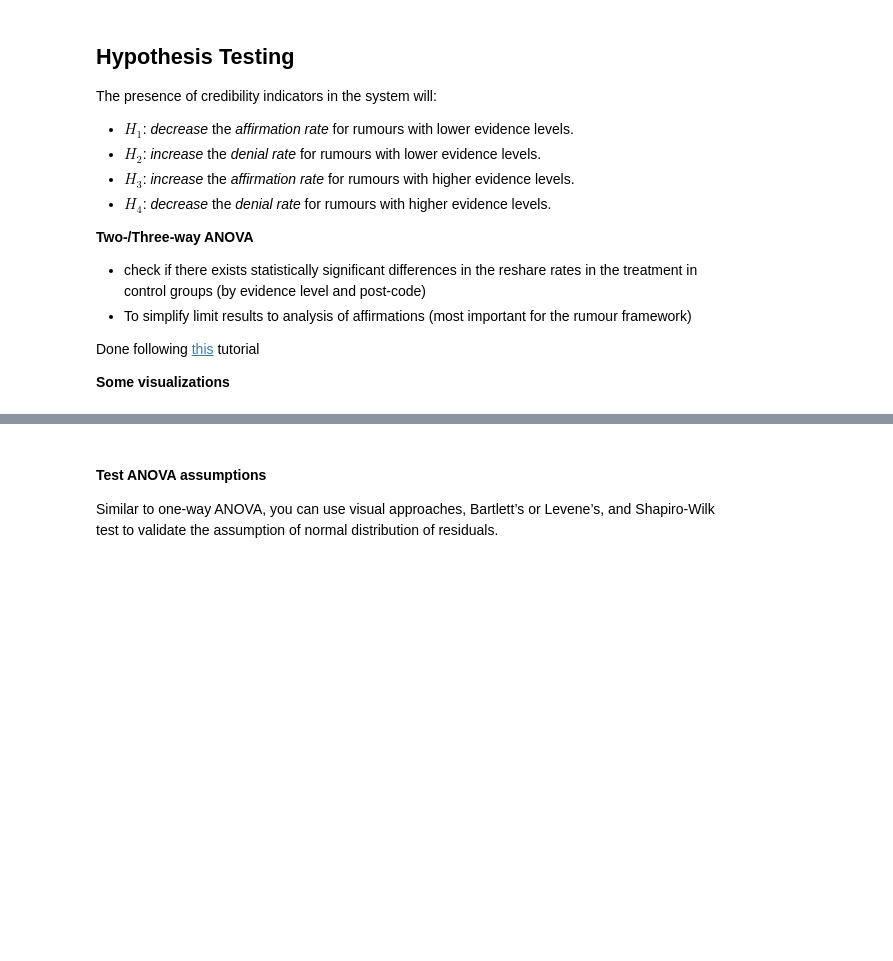
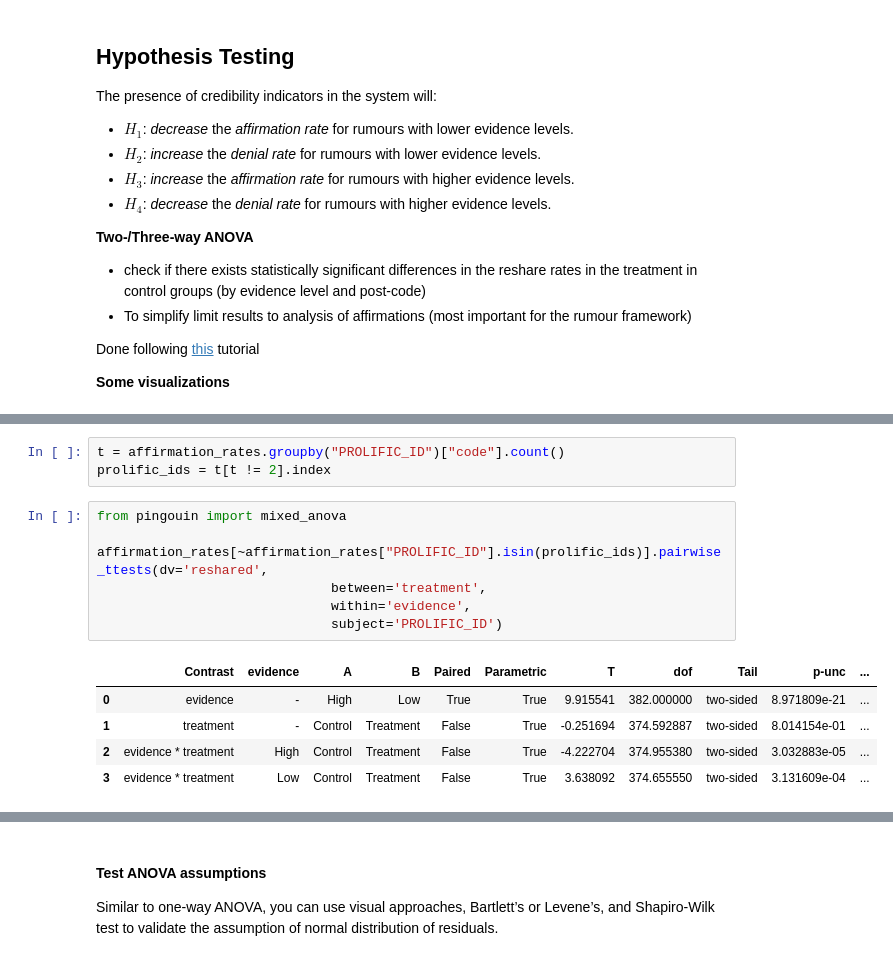
Before and after one commit to cameron-raymond/SDS-Thesis, a Jupyter notebook: notebooks/Descriptive_Analysis.ipynb, the cells around one changed output, grey strips where cells are left out. Drawn from its saved outputs; the diff is of its cells as text; blank space fills up the shorter version.

```diff
--- a/notebooks/Descriptive_Analysis.ipynb
+++ b/notebooks/Descriptive_Analysis.ipynb
@@ -163 +167,17 @@ table
+# %%
+t = affirmation_rates.groupby("PROLIFIC_ID")["code"].count()
+prolific_ids = t[t != 2].index
+# %%
+from pingouin import mixed_anova
+
+affirmation_rates[~affirmation_rates["PROLIFIC_ID"].isin(prolific_ids)].pairwise_ttests(dv='reshared',
+                              between='treatment',
+                              within='evidence',
+                              subject='PROLIFIC_ID')
+# %% [output]
+|  | Contrast | evidence | A | B | Paired | Parametric | T | dof | Tail | p-unc | ... |
+| 0 | evidence | - | High | Low | True | True | 9.915541 | 382.000000 | two-sided | 8.971809e-21 | ... |
+| 1 | treatment | - | Control | Treatment | False | True | -0.251694 | 374.592887 | two-sided | 8.014154e-01 | ... |
+| 2 | evidence * treatment | High | Control | Treatment | False | True | -4.222704 | 374.955380 | two-sided | 3.032883e-05 | ... |
+| 3 | evidence * treatment | Low | Control | Treatment | False | True | 3.638092 | 374.655550 | two-sided | 3.131609e-04 | ... |
 # %% [markdown]
```
Also changed, not shown: parts of 7 cells of this notebook, 6 other files.
